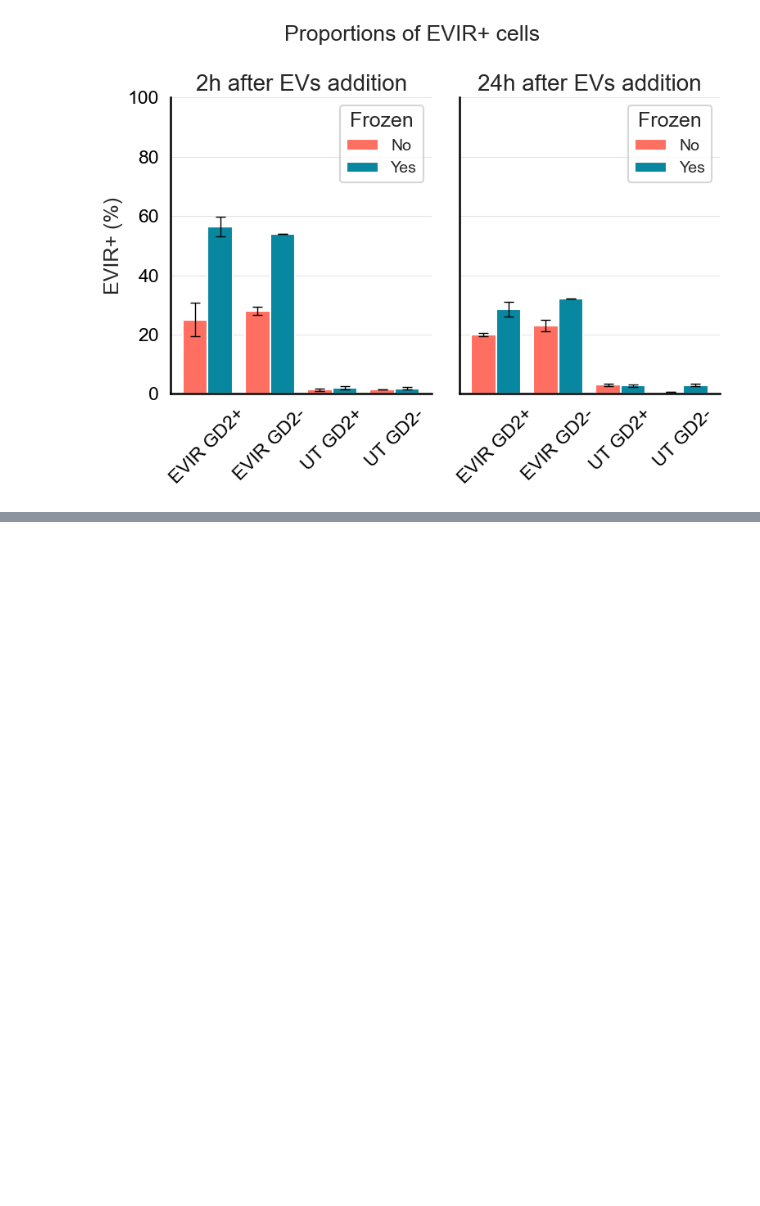
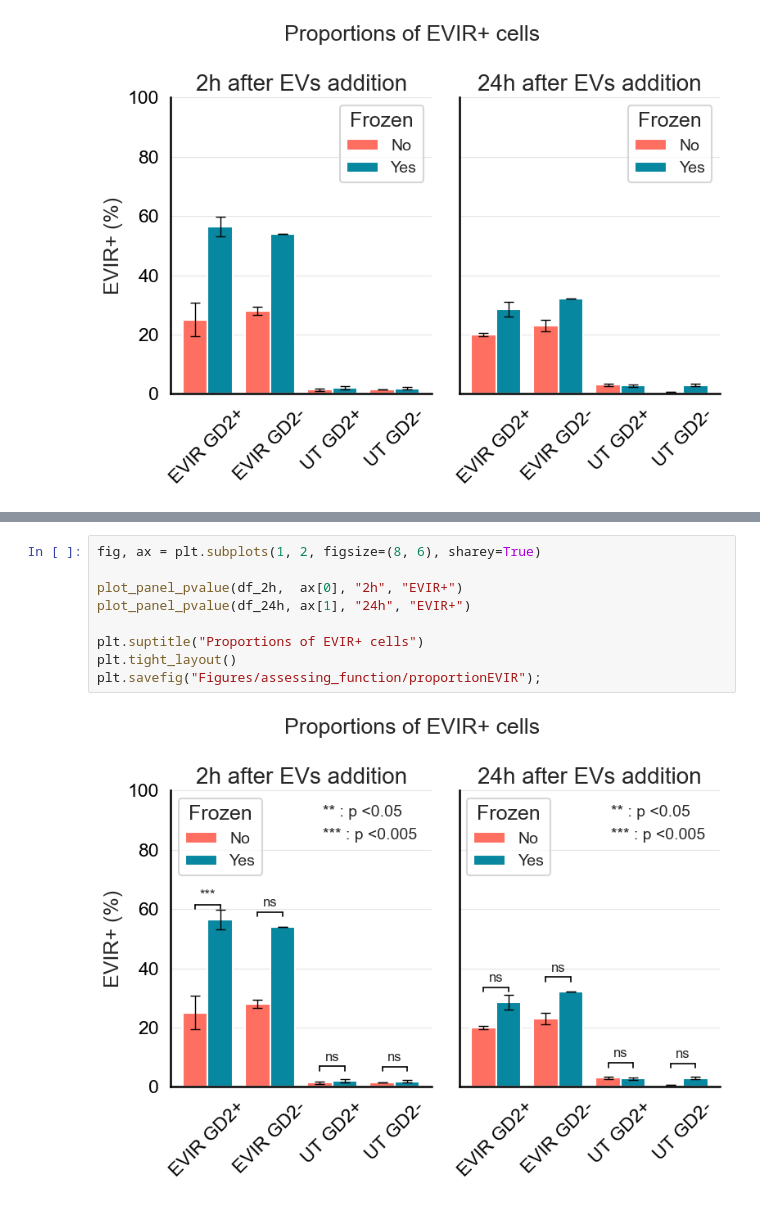
Before and after one commit to AlexiaGiroud/ThawingDCPs, a Jupyter notebook: assessing_function.ipynb, the cells around one changed output, grey strips where cells are left out. Drawn from its saved outputs; the diff is of its cells as text; blank space fills up the shorter version.

```diff
--- a/assessing_function.ipynb
+++ b/assessing_function.ipynb
@@ -225,0 +401,11 @@ plt.savefig("Figures/assessing_function/proportionEVIR");
+# %%
+fig, ax = plt.subplots(1, 2, figsize=(8, 6), sharey=True)
+
+plot_panel_pvalue(df_2h,  ax[0], "2h", "EVIR+")
+plot_panel_pvalue(df_24h, ax[1], "24h", "EVIR+")
+
+plt.suptitle("Proportions of EVIR+ cells")
+plt.tight_layout()
+plt.savefig("Figures/assessing_function/proportionEVIR");
+# %% [output]
+[figure, added]
```
Also changed, not shown: parts of 9 cells of this notebook, 3 other files.
